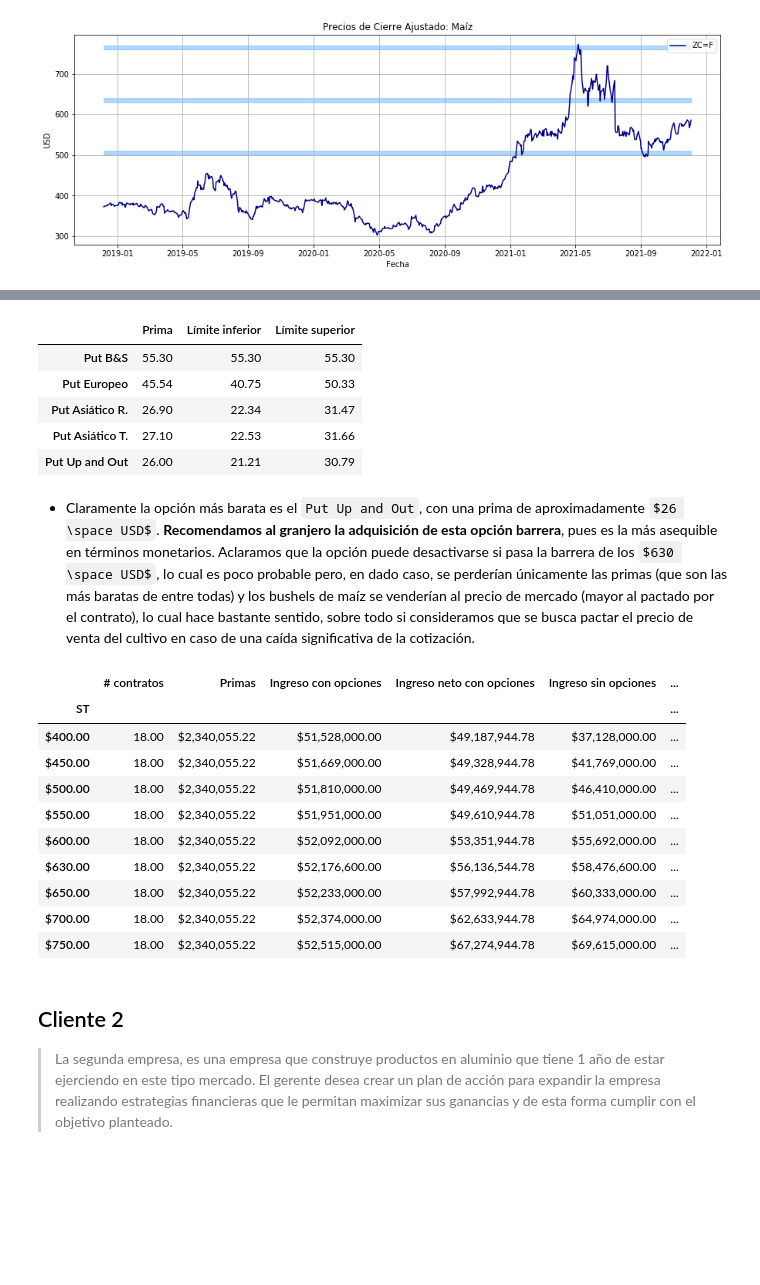
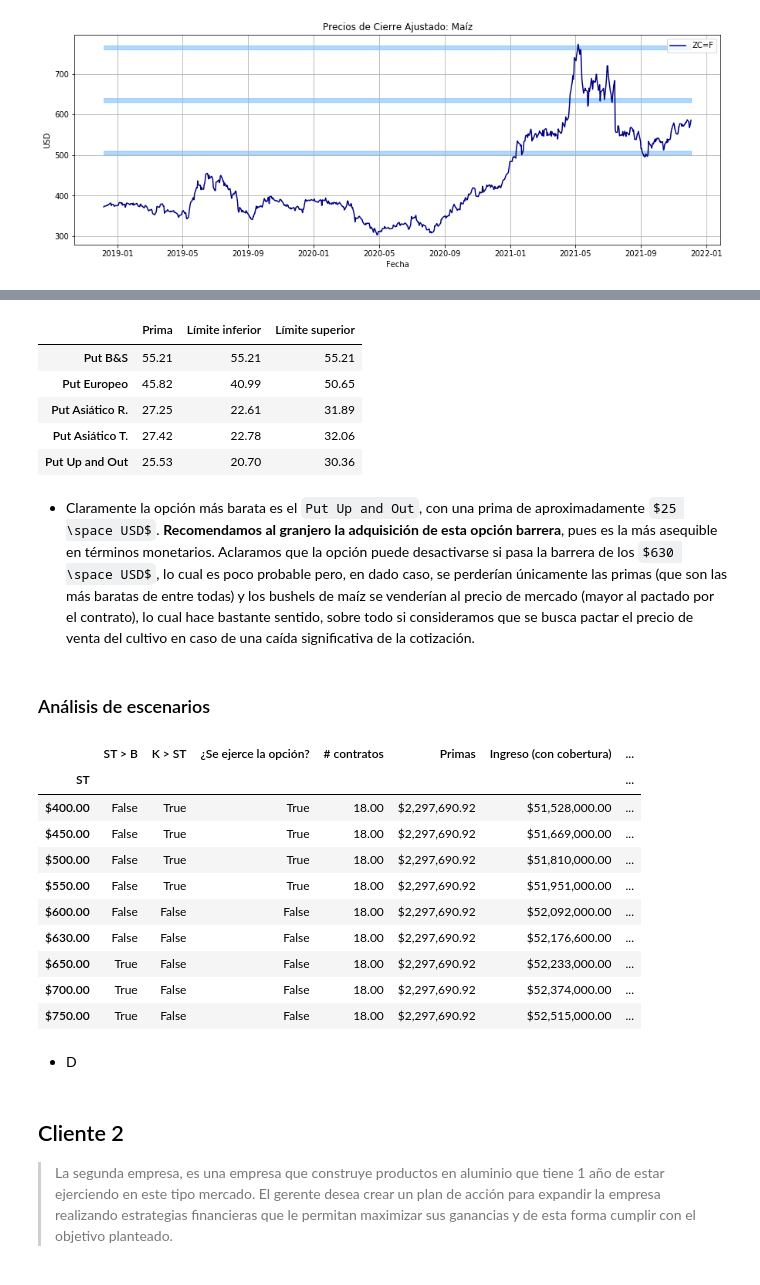
Before and after one commit to diegolazareno/Examen3_SPF, a Jupyter notebook: Examen_Tema3_DALopez.ipynb, the cells around one changed output, grey strips where cells are left out. Drawn from its saved outputs; the diff is of its cells as text; code cells hidden in the pictures; some formulas as TeX source; blank space fills up the shorter version.

Commit message:
Cliente 1 y 4: Estrategia de Cobertura

```diff
--- a/Examen_Tema3_DALopez.ipynb
+++ b/Examen_Tema3_DALopez.ipynb
@@ -574,39 +574,49 @@ print("Último precio de cotización: " + str(data1["Adj Close"].iloc[-1]))
 
 + Como bien sabemos existen una gran variedad de opciones (europeas, asiáticas y barrera). Nuestro objetivo es adqurir aquella que tenga la mejor relación costo-beneficio. Es por esto que a continuación se elabora la valuación de tales contratos.
 # %%
-rf = 0.27 / 100 / 252
+rf = 0.26 / 100 / 252
 K1, B1 = 560, 630
 valuation1 = valuation(data1["Adj Close"], K1, B1, "2022-12-31", rf, 10000, 100, "Put")
 valuation1
 # %% [output]
 |  | Prima | Límite inferior | Límite superior |
-| Put B&S | 55.30 | 55.30 | 55.30 |
-| Put Europeo | 45.54 | 40.75 | 50.33 |
-| Put Asiático R. | 26.90 | 22.34 | 31.47 |
-| Put Asiático T. | 27.10 | 22.53 | 31.66 |
-| Put Up and Out | 26.00 | 21.21 | 30.79 |
+| Put B&S | 55.21 | 55.21 | 55.21 |
+| Put Europeo | 45.82 | 40.99 | 50.65 |
+| Put Asiático R. | 27.25 | 22.61 | 31.89 |
+| Put Asiático T. | 27.42 | 22.78 | 32.06 |
+| Put Up and Out | 25.53 | 20.70 | 30.36 |
 # %% [markdown]
-+ Claramente la opción más barata es el `Put Up and Out`, con una prima de aproximadamente $26 \space USD$. **Recomendamos al granjero la adquisición de esta opción barrera**, pues es la más asequible en términos monetarios. Aclaramos que la opción puede desactivarse si pasa la barrera de los $630 \space USD$, lo cual es poco probable pero, en dado caso, se perderían únicamente las primas (que son las más baratas de entre todas) y los bushels de maíz se venderían al precio de mercado (mayor al pactado por el contrato), lo cual hace bastante sentido, sobre todo si consideramos que se busca pactar el precio de venta del cultivo en caso de una caída significativa de la cotización.
++ Claramente la opción más barata es el `Put Up and Out`, con una prima de aproximadamente $25 \space USD$. **Recomendamos al granjero la adquisición de esta opción barrera**, pues es la más asequible en términos monetarios. Aclaramos que la opción puede desactivarse si pasa la barrera de los $630 \space USD$, lo cual es poco probable pero, en dado caso, se perderían únicamente las primas (que son las más baratas de entre todas) y los bushels de maíz se venderían al precio de mercado (mayor al pactado por el contrato), lo cual hace bastante sentido, sobre todo si consideramos que se busca pactar el precio de venta del cultivo en caso de una caída significativa de la cotización.
+# %% [markdown]
+### Análisis de escenarios
 # %%
-cols = ["ST", "# contratos", "Primas", "Ingreso con opciones", "Ingreso neto con opciones",
-        "Ingreso sin opciones", "Costo de oportunidad"]
+cols = ["ST", "# contratos", "Primas", "Ingreso (con cobertura)", "Ingreso neto (con cobertura)",
+        "Ingreso (sin cobertura)", "Costo de oportunidad"]
 ST1 = [400, 450, 500, 550, 600, 630, 650, 700, 750]
 results1 = [simulation(harvestPred.loc[2022, "Bushels totales"], 5000, K1, i, valuation1.loc["Put Up and Out", "Prima"], "Put")
              for i in ST1]
 results1DF = pd.DataFrame(results1, columns = cols).set_index(["ST"])
-results1DF
+cols.remove("ST")
+results1DF["ST > B"] = np.array(ST1) > B1
+results1DF["K > ST"] = K1 > np.array(ST1)
+results1DF["¿Se ejerce la opción?"] = [True if (i == False) & (j == True) else False
+                for i, j in zip(results1DF["ST > B"], results1DF["K > ST"])]
+
+results1DF[["ST > B", "K > ST", "¿Se ejerce la opción?"] + cols]
 # %% [output]
-|  | # contratos | Primas | Ingreso con opciones | Ingreso neto con opciones | Ingreso sin opciones | ... |
-| ST |  |  |  |  |  | ... |
-| $400.00 | 18.00 | $2,340,055.22 | $51,528,000.00 | $49,187,944.78 | $37,128,000.00 | ... |
-| $450.00 | 18.00 | $2,340,055.22 | $51,669,000.00 | $49,328,944.78 | $41,769,000.00 | ... |
-| $500.00 | 18.00 | $2,340,055.22 | $51,810,000.00 | $49,469,944.78 | $46,410,000.00 | ... |
-| $550.00 | 18.00 | $2,340,055.22 | $51,951,000.00 | $49,610,944.78 | $51,051,000.00 | ... |
-| $600.00 | 18.00 | $2,340,055.22 | $52,092,000.00 | $53,351,944.78 | $55,692,000.00 | ... |
-| $630.00 | 18.00 | $2,340,055.22 | $52,176,600.00 | $56,136,544.78 | $58,476,600.00 | ... |
-| $650.00 | 18.00 | $2,340,055.22 | $52,233,000.00 | $57,992,944.78 | $60,333,000.00 | ... |
-| $700.00 | 18.00 | $2,340,055.22 | $52,374,000.00 | $62,633,944.78 | $64,974,000.00 | ... |
-| $750.00 | 18.00 | $2,340,055.22 | $52,515,000.00 | $67,274,944.78 | $69,615,000.00 | ... |
+|  | ST > B | K > ST | ¿Se ejerce la opción? | # contratos | Primas | Ingreso (con cobertura) | ... |
+| ST |  |  |  |  |  |  | ... |
+| $400.00 | False | True | True | 18.00 | $2,297,690.92 | $51,528,000.00 | ... |
+| $450.00 | False | True | True | 18.00 | $2,297,690.92 | $51,669,000.00 | ... |
+| $500.00 | False | True | True | 18.00 | $2,297,690.92 | $51,810,000.00 | ... |
+| $550.00 | False | True | True | 18.00 | $2,297,690.92 | $51,951,000.00 | ... |
+| $600.00 | False | False | False | 18.00 | $2,297,690.92 | $52,092,000.00 | ... |
+| $630.00 | False | False | False | 18.00 | $2,297,690.92 | $52,176,600.00 | ... |
+| $650.00 | True | False | False | 18.00 | $2,297,690.92 | $52,233,000.00 | ... |
+| $700.00 | True | False | False | 18.00 | $2,297,690.92 | $52,374,000.00 | ... |
+| $750.00 | True | False | False | 18.00 | $2,297,690.92 | $52,515,000.00 | ... |
+# %% [markdown]
++ D
 # %% [markdown]
 ## Cliente 2
 
```
Also changed, not shown: parts of 10 cells of this notebook.
